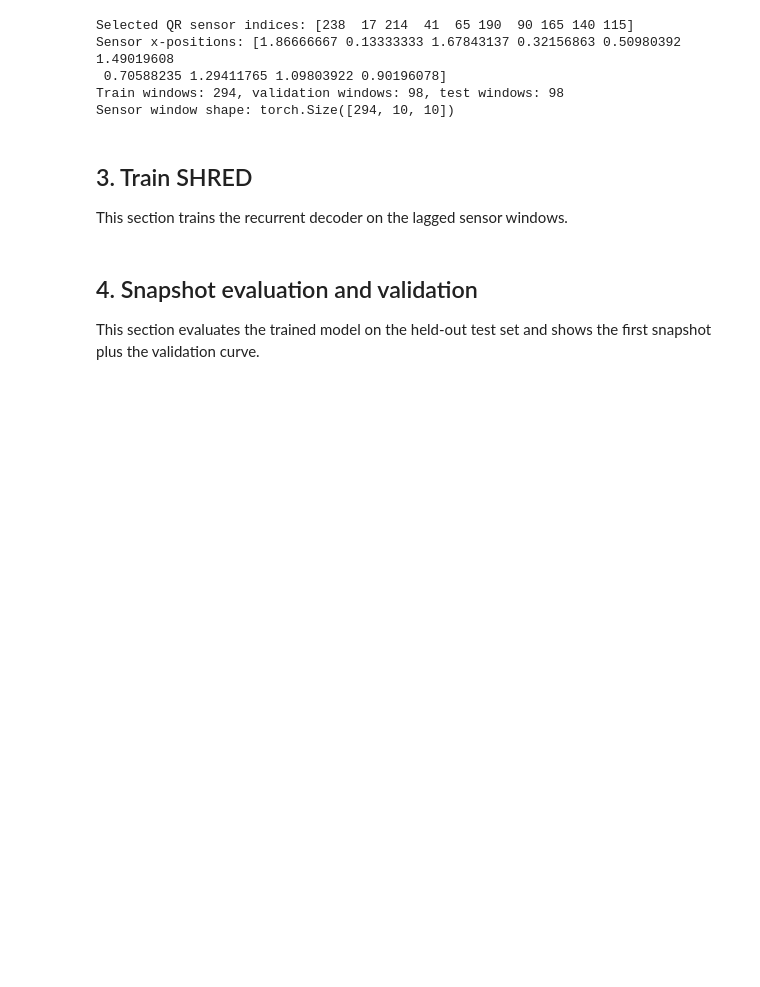
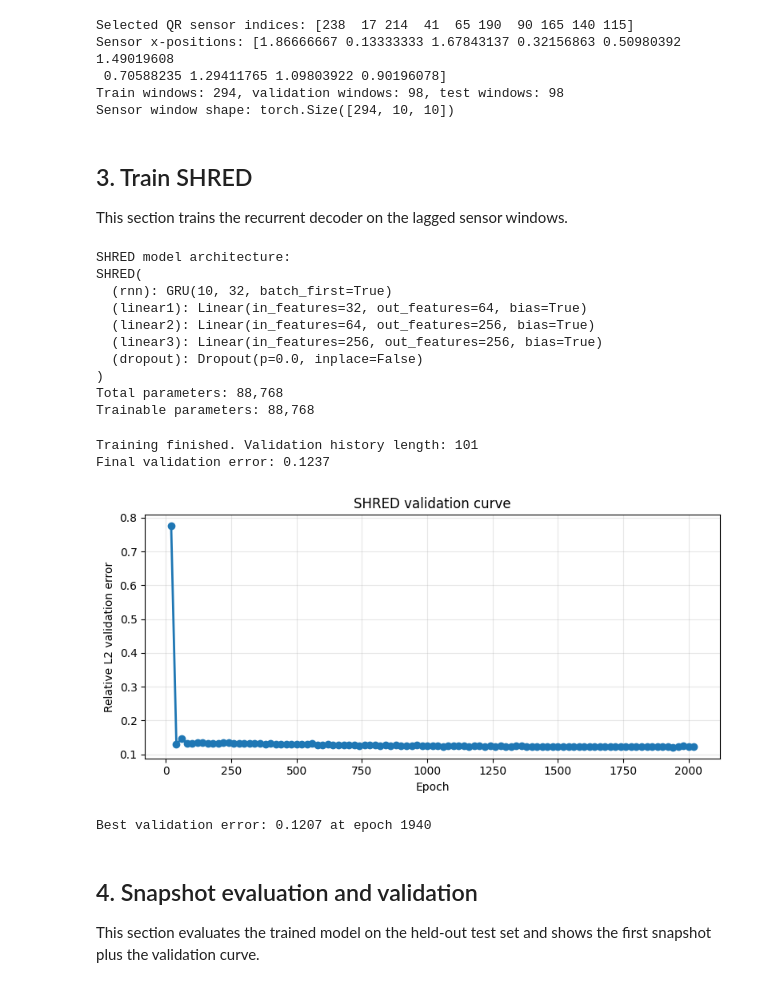
Before and after one commit to KJMvanderHorst/shred_code, a Jupyter notebook: prototyping_tests/wave_single_shred_qr.ipynb, the cells around one changed output. Drawn from its saved outputs; the diff is of its cells as text; code cells hidden in the pictures; blank space fills up the shorter version.

```diff
--- a/prototyping_tests/wave_single_shred_qr.ipynb
+++ b/prototyping_tests/wave_single_shred_qr.ipynb
@@ -103,13 +155,22 @@ device = torch.device('cuda' if torch.cuda.is_available() else 'cpu')
 model = SHRED(
     input_size=num_sensors,
     output_size=n_state,
-    hidden_size=64,
-    hidden_layers=2,
-    l1=350,
-    l2=400,
+    hidden_size=32,
+    hidden_layers=1,
+    l1=64,
+    l2=256,
     dropout=0.0,
     recurrent_cell='gru',
 ).to(device)
+
+print('SHRED model architecture:')
+print(model)
+total_parameters = sum(parameter.numel() for parameter in model.parameters())
+trainable_parameters = sum(
+    parameter.numel() for parameter in model.parameters() if parameter.requires_grad
+)
+print(f'Total parameters: {total_parameters:,}')
+print(f'Trainable parameters: {trainable_parameters:,}')
 
 train_in = train_in.to(device)
 valid_in = valid_in.to(device)
@@ -119,33 +180,48 @@ valid_ds = TimeSeriesDataset(valid_in, valid_out.to(device))
 test_ds = TimeSeriesDataset(test_in, test_out.to(device))
 
 history = fit(
     model,
     train_ds,
     valid_ds,
     batch_size=32,
     num_epochs=2000,
     lr=1e-3,
     verbose=True,
     patience=200,
 )
 
 print(f'Training finished. Validation history length: {len(history)}')
 print(f'Final validation error: {history[-1].item():.4f}')
 
 # Plot the validation curve over training.
 # FIT records validation values every 20 epochs, so the x-axis is the epoch number.
 validation_epochs = np.arange(1, len(history) + 1) * 20
 
 plt.figure(figsize=(8, 4))
 plt.plot(validation_epochs, history.numpy(), marker='o', linewidth=2, color='tab:blue')
 plt.xlabel('Epoch')
 plt.ylabel('Relative L2 validation error')
 plt.title('SHRED validation curve')
 plt.grid(alpha=0.3)
 plt.tight_layout()
 plt.show()
 
 print(f'Best validation error: {history.min().item():.4f} at epoch {validation_epochs[int(history.argmin().item())]}')
+# %% [output]
+SHRED model architecture:
+SHRED(
+  (rnn): GRU(10, 32, batch_first=True)
+  (linear1): Linear(in_features=32, out_features=64, bias=True)
+  (linear2): Linear(in_features=64, out_features=256, bias=True)
+  (linear3): Linear(in_features=256, out_features=256, bias=True)
+  (dropout): Dropout(p=0.0, inplace=False)
+)
+Total parameters: 88,768
+Trainable parameters: 88,768
+Training finished. Validation history length: 101
+Final validation error: 0.1237
+[figure, added]
+Best validation error: 0.1207 at epoch 1940
 # %% [markdown]
 ## 4. Snapshot evaluation and validation
 
```
Also changed, not shown: parts of 3 cells of this notebook, 3 other files.
